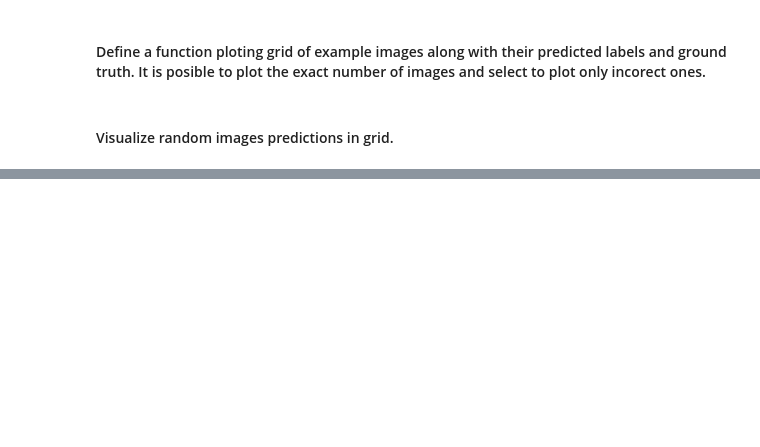
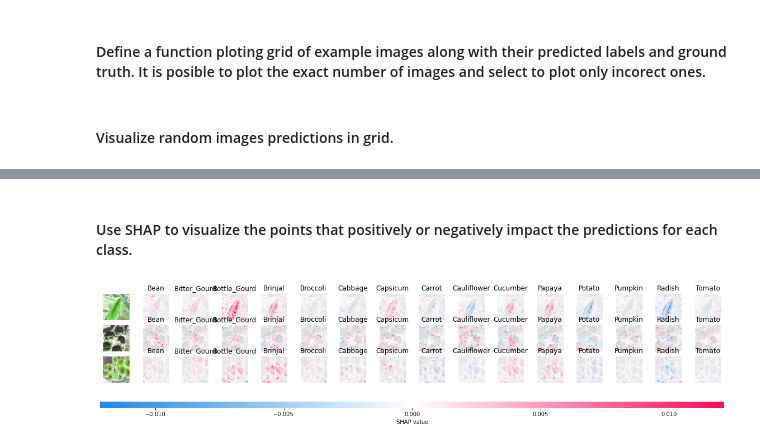
Before and after one commit to Kaktusowy500/vege-classifier, a Jupyter notebook: vegetable_clasification.ipynb, the cells around one changed output, grey strips where cells are left out. Saved outputs shown, nothing was run; the diff lists cells and outputs as text; code cells hidden in the pictures; blank space fills up the shorter version.

Commit message:
Updated model, add shap analysis

```diff
--- a/vegetable_clasification.ipynb
+++ b/vegetable_clasification.ipynb
@@ -348,0 +352,32 @@ plot_predictions(model, test_loader, class_names, device, num_images=8, only_inc
+# %% [markdown]
+#### Use SHAP to visualize the points that positively or negatively impact the predictions for each class.
+# %%
+import numpy as np
+import shap
+def select_images(test_loader, num_images):
+    images, labels = next(iter(test_loader))
+    return images[:num_images], labels[:num_images]
+
+# Prepare model for SHAP
+model.eval()
+model.to("cpu")
+
+# Select a few images for explanation
+images, labels = select_images(test_loader, 13)
+background = images[:10]
+test_images = images[10:]
+
+# Create a SHAP explainer
+explainer = shap.DeepExplainer(model, background)
+
+# Explain the model's predictions on the selected images
+shap_values = explainer.shap_values(test_images)
+shap_numpy = list(np.transpose(shap_values, (4, 0, 2, 3, 1)))
+test_numpy = np.swapaxes(np.swapaxes(test_images.numpy(), 1, -1), 1, 2)
+test_numpy = (test_numpy * 255).astype(np.uint8)[..., [0,2,1]]
+
+# Plot the SHAP values
+labels = np.tile(class_names, (len(class_names), 1))
+shap.image_plot(shap_numpy, -test_numpy, labels=labels)
+# %% [output]
+[figure, added]
```
Also changed, not shown: parts of 6 cells of this notebook, 2 other files.
